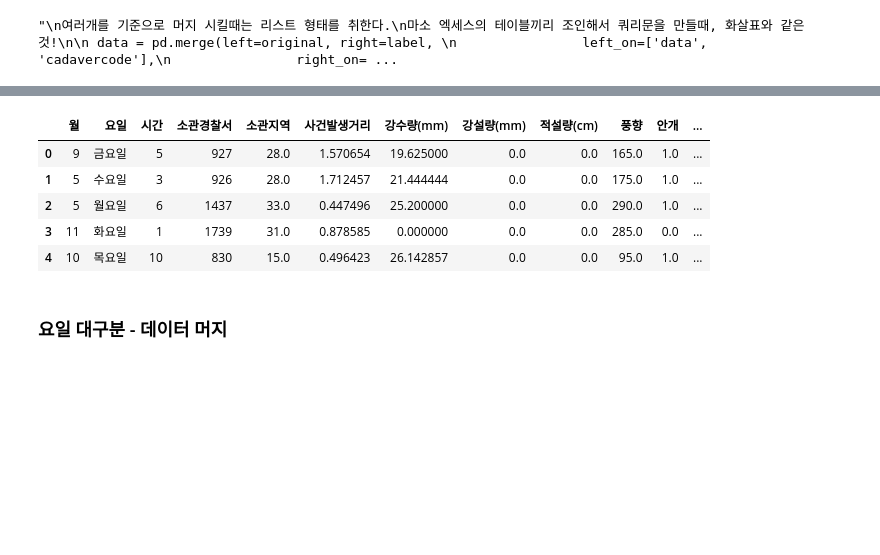
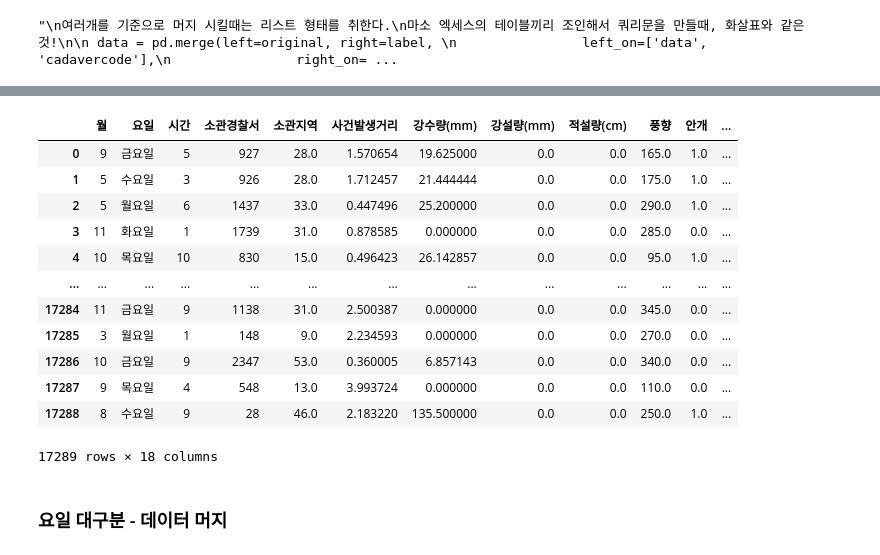
Before and after one commit to dhyunwoo/prj_dacon_crime, a Jupyter notebook: dacon_crime_prediction-xgboostClassifier.ipynb, the cells around one changed output, grey strips where cells are left out. Drawn from its saved outputs; the diff is of its cells as text; code cells hidden in the pictures; blank space fills up the shorter version.

```diff
--- a/dacon_crime_prediction-xgboostClassifier.ipynb
+++ b/dacon_crime_prediction-xgboostClassifier.ipynb
@@ -116,12 +123,19 @@ DATA.head(5)
 # %%
-TEST.head(5)
+TEST
 # %% [output]
 |  | 월 | 요일 | 시간 | 소관경찰서 | 소관지역 | 사건발생거리 | 강수량(mm) | 강설량(mm) | 적설량(cm) | 풍향 | 안개 | ... |
 | 0 | 9 | 금요일 | 5 | 927 | 28.0 | 1.570654 | 19.625000 | 0.0 | 0.0 | 165.0 | 1.0 | ... |
 | 1 | 5 | 수요일 | 3 | 926 | 28.0 | 1.712457 | 21.444444 | 0.0 | 0.0 | 175.0 | 1.0 | ... |
 | 2 | 5 | 월요일 | 6 | 1437 | 33.0 | 0.447496 | 25.200000 | 0.0 | 0.0 | 290.0 | 1.0 | ... |
 | 3 | 11 | 화요일 | 1 | 1739 | 31.0 | 0.878585 | 0.000000 | 0.0 | 0.0 | 285.0 | 0.0 | ... |
 | 4 | 10 | 목요일 | 10 | 830 | 15.0 | 0.496423 | 26.142857 | 0.0 | 0.0 | 95.0 | 1.0 | ... |
+| ... | ... | ... | ... | ... | ... | ... | ... | ... | ... | ... | ... | ... |
+| 17284 | 11 | 금요일 | 9 | 1138 | 31.0 | 2.500387 | 0.000000 | 0.0 | 0.0 | 345.0 | 0.0 | ... |
+| 17285 | 3 | 월요일 | 1 | 148 | 9.0 | 2.234593 | 0.000000 | 0.0 | 0.0 | 270.0 | 0.0 | ... |
+| 17286 | 10 | 금요일 | 9 | 2347 | 53.0 | 0.360005 | 6.857143 | 0.0 | 0.0 | 340.0 | 0.0 | ... |
+| 17287 | 9 | 목요일 | 4 | 548 | 13.0 | 3.993724 | 0.000000 | 0.0 | 0.0 | 110.0 | 0.0 | ... |
+| 17288 | 8 | 수요일 | 9 | 28 | 46.0 | 2.183220 | 135.500000 | 0.0 | 0.0 | 250.0 | 1.0 | ... |
+17289 rows × 18 columns
 # %% [markdown]
 ### 요일 대구분 - 데이터 머지
 # %%
```
Also changed, not shown: parts of 11 cells of this notebook, 3 other files.
